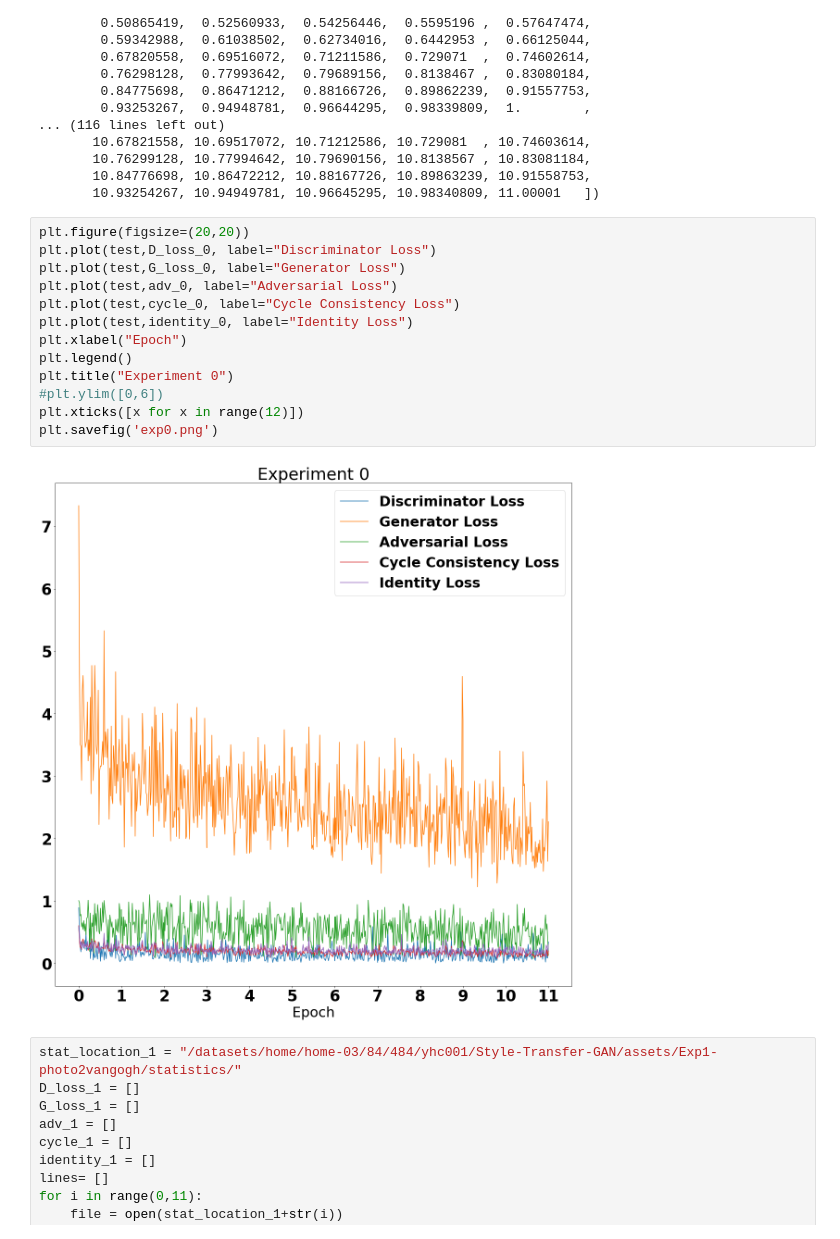
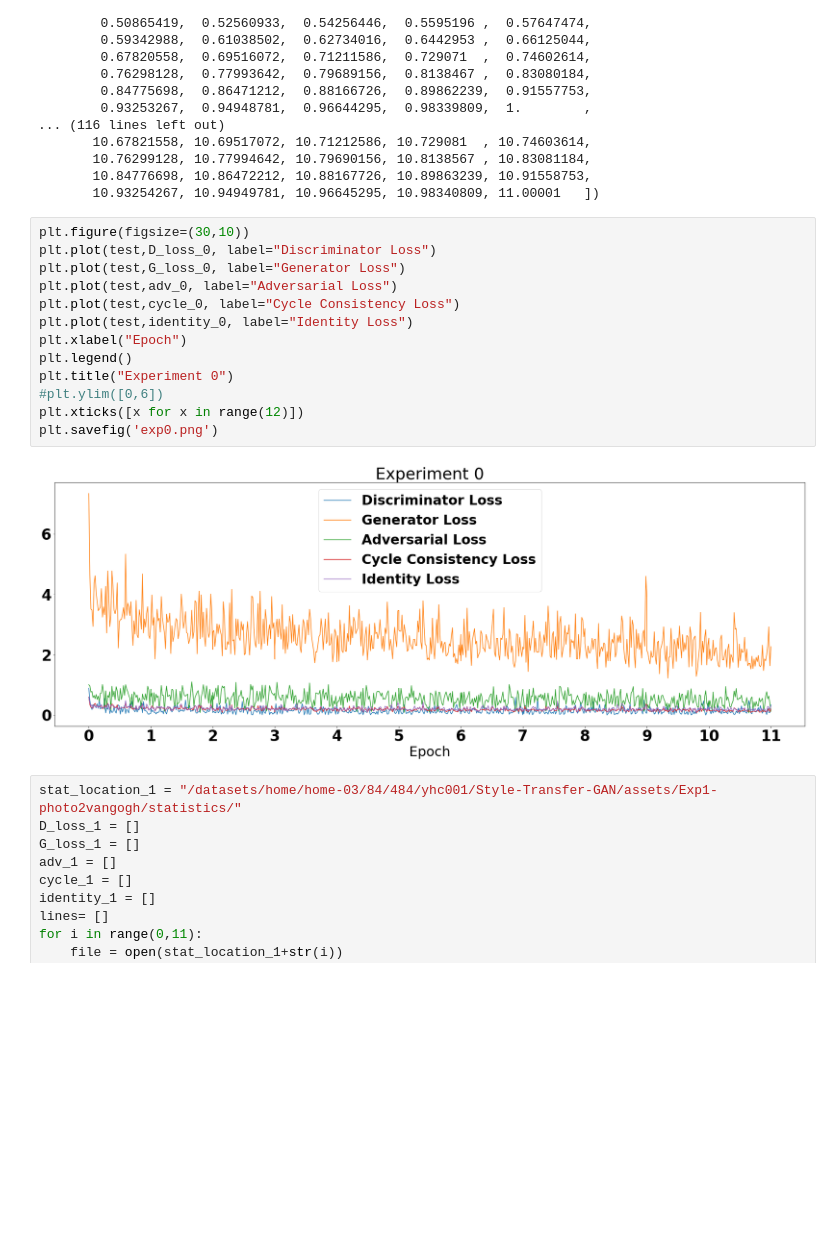
Before and after one commit to ShangqingGu/Style-Transfer-GAN, a Jupyter notebook: Visualize-Stats.ipynb, the cells around one changed output. Drawn from its saved outputs; the diff is of its cells as text; blank space fills up the shorter version.

Commit message:
alter image display

```diff
--- a/Visualize-Stats.ipynb
+++ b/Visualize-Stats.ipynb
@@ -58,20 +58,20 @@ array([ 0.        ,  0.01695514,  0.03391028,  0.05086542,  0.06782056,
        10.84776698, 10.86472212, 10.88167726, 10.89863239, 10.91558753,
        10.93254267, 10.94949781, 10.96645295, 10.98340809, 11.00001   ])
 # %%
-plt.figure(figsize=(20,20))
+plt.figure(figsize=(30,10))
 plt.plot(test,D_loss_0, label="Discriminator Loss")
 plt.plot(test,G_loss_0, label="Generator Loss")
 plt.plot(test,adv_0, label="Adversarial Loss")
 plt.plot(test,cycle_0, label="Cycle Consistency Loss")
 plt.plot(test,identity_0, label="Identity Loss")
 plt.xlabel("Epoch")
 plt.legend()
 plt.title("Experiment 0")
 #plt.ylim([0,6])
 plt.xticks([x for x in range(12)])
 plt.savefig('exp0.png')
 # %% [output]
-[figure, old version]
+[figure, new version]
 # %%
 stat_location_1 = "/datasets/home/home-03/84/484/yhc001/Style-Transfer-GAN/assets/Exp1-photo2vangogh/statistics/"
 D_loss_1 = []
```
Also changed, not shown: parts of 7 cells of this notebook, 8 other files.
